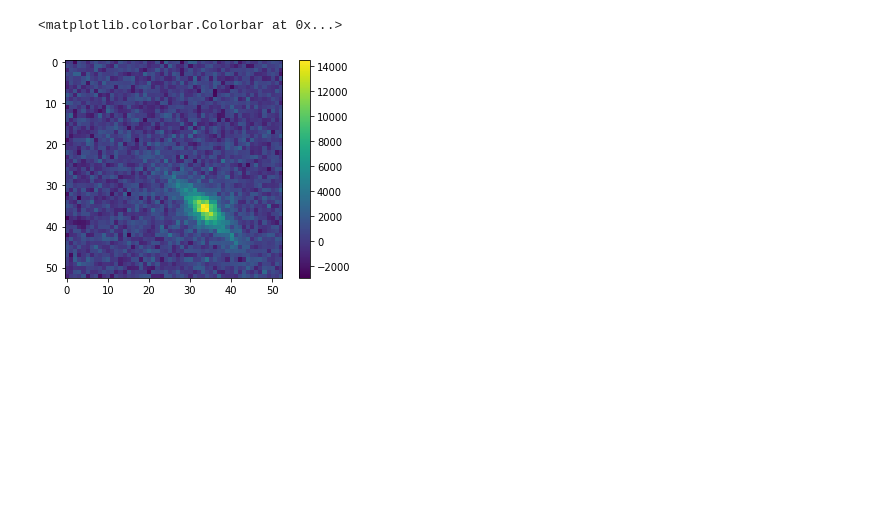
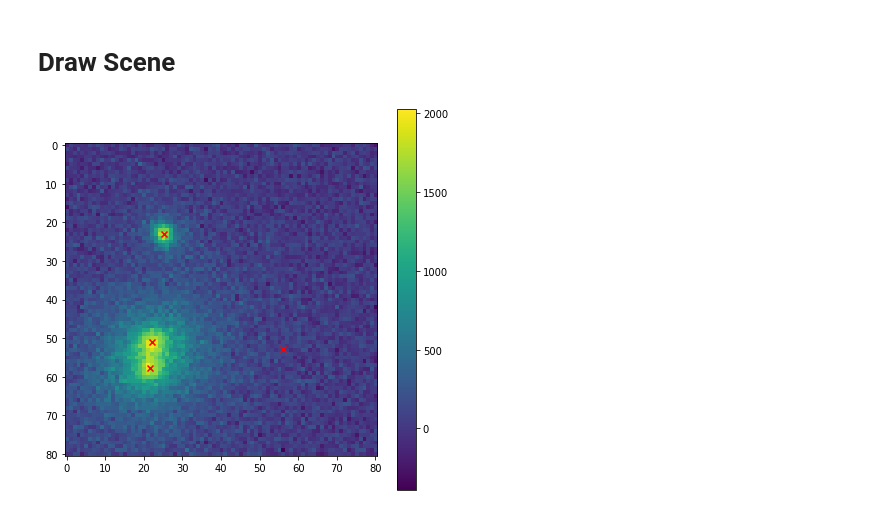
Before and after one commit to LSSTDESC/bayesian-pipelines-pixels, a Jupyter notebook: notebooks/demo.ipynb, the cells around one changed output. Saved outputs shown, nothing was run; the diff lists cells and outputs as text; code cells hidden in the pictures; blank space fills up the shorter version.

```diff
--- a/notebooks/demo.ipynb
+++ b/notebooks/demo.ipynb
@@ -13,4 +12,6 @@ import matplotlib.pyplot as plt
 from bpp.catalog import create_uniform_catalog
 from bpp.psf import get_gaussian_psf
 from bpp.scene import create_scene
+# %% [markdown]
+# Draw Scene
 # %%
@@ -21,6 +23,17 @@ scene = create_scene(slen=53, catalog=cat, psf=psf, pixel_scale=0.2,
+# %%
+# draw the scene
+pixel_scale = 0.2
+slen = 81
+scene = create_scene(slen=slen, catalog=cat, psf=psf, pixel_scale=pixel_scale,
+                     g1=0.0, g2=0.0, sky_level=100, seed=0)
 # %%
+# let's look at it
+plt.figure(figsize=(7,7))
 plt.imshow(scene)
 plt.colorbar()
+
+# with centers
+for row in cat:
+    plt.scatter(row['ra']/ pixel_scale  - 0.5 + slen/2, row['dec'] / pixel_scale - 0.5 + slen/2, marker='x', color='r')
 # %% [output]
-<matplotlib.colorbar.Colorbar at 0x...>
-[figure, old version]
+[figure, new version]
```
Also changed, not shown: parts of 4 cells of this notebook.
